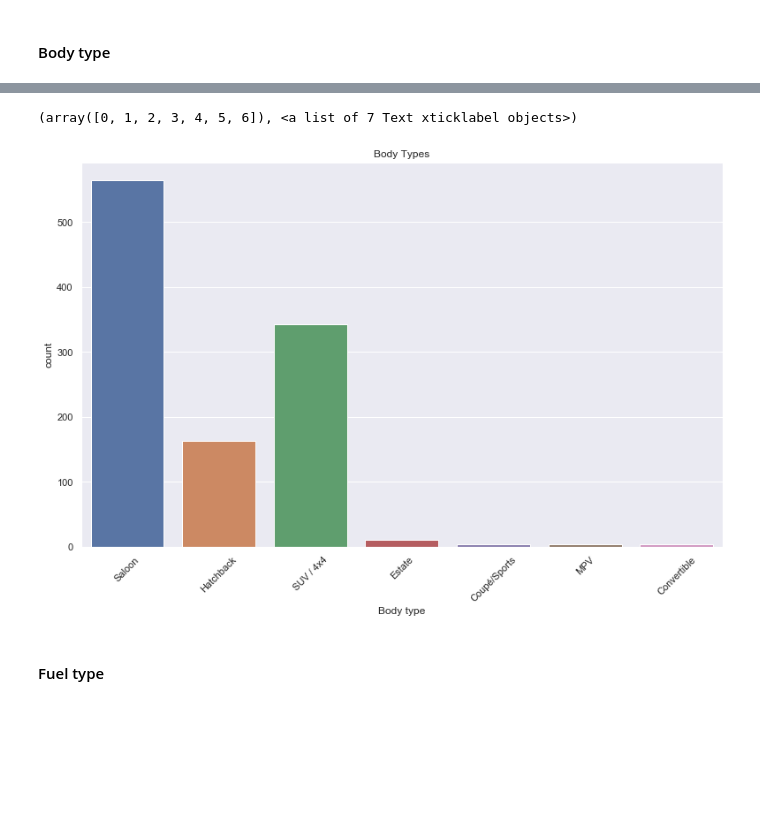
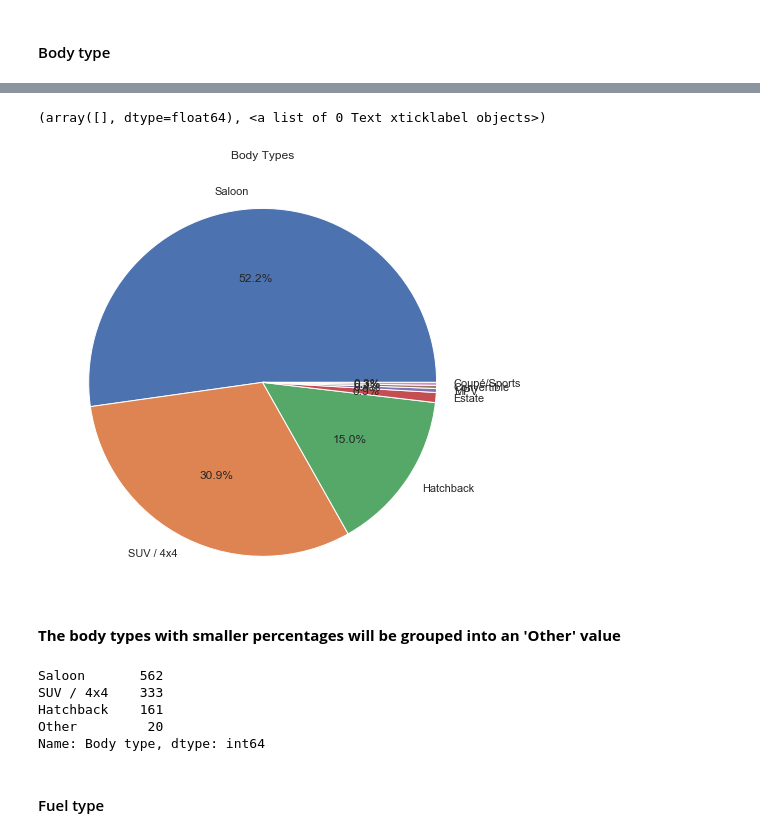
Before and after one commit to GeekiAdubea/Car-Portal-Analysis-Ghana, a Jupyter notebook: Car Portal EDA.ipynb, the cells around one changed output, grey strips where cells are left out. Cells and saved outputs as stored; diff of their text form; code cells hidden in the pictures; blank space fills up the shorter version.

```diff
--- a/Car Portal EDA.ipynb
+++ b/Car Portal EDA.ipynb
@@ -133,3 +135,5 @@ data.shape
+# %%
+data.drop(columns = ['_id', 'URL'], inplace=True)
 # %%
 data.head()
 # %% [output]
@@ -213,6 +227,8 @@ data['Price(GH¢)'] = data['Price(GH¢)'].apply(lambda x: get_figure(x, 1)).appl
 data['Mileage(km)'] = data['Mileage(km)'].apply(lambda x: get_figure(x, 0)).apply(lambda x: comma(x))
 
 data['Engine capacity(L)'] = data['Engine capacity(L)'].apply(lambda x: get_figure(x, 0))
+# %%
+data['Engine capacity(L)'] = data['Engine capacity(L)'].astype('float')
 # %%
 #checking the data types after converting
 print(data['Price(GH¢)'].dtype)
@@ -268,6 +284,8 @@ Text(0.5, 1.0, 'Top 10 Brands')
 Above is a bar chart of the top 10 brands listed
 # %% [markdown]
 #### Model year
+# %%
+data['Model year'] = data['Model year'].astype('int')
 # %%
 fig, ax = plt.subplots(figsize=(13, 8))
 sns.countplot(x='Model year', data=data)
@@ -302,0 +301,2 @@ Name: Model year, dtype: int64
+# %%
+ data = data[data['Model year'] > 1971]
@@ -333,11 +338,16 @@ Convertible       3
 Coupé/Sports      3
 Name: Body type, dtype: int64
 # %%
+btype = data['Body type'].value_counts()
+
 fig, ax = plt.subplots(figsize=(13, 8))
-sns.countplot(x='Body type', data=data)
+plt.pie(btype.values, labels=btype.index, autopct='%1.1f%%')
 plt.title("Body Types")
 
+
 plt.xticks(rotation=45)
 # %% [output]
-(array([0, 1, 2, 3, 4, 5, 6]), <a list of 7 Text xticklabel objects>)
+(array([], dtype=float64), <a list of 0 Text xticklabel objects>)
-[figure, old version]
+[figure, new version]
+# %% [markdown]
+**The body types with smaller percentages will be grouped into an 'Other' value**
@@ -344,3 +363,11 @@ plt.xticks(rotation=45)
+# %%
+data['Body type'].value_counts()
+# %% [output]
+Saloon       562
+SUV / 4x4    333
+Hatchback    161
+Other         20
+Name: Body type, dtype: int64
 # %% [markdown]
 #### Fuel type
 # %%
```
Also changed, not shown: parts of 127 cells of this notebook.
